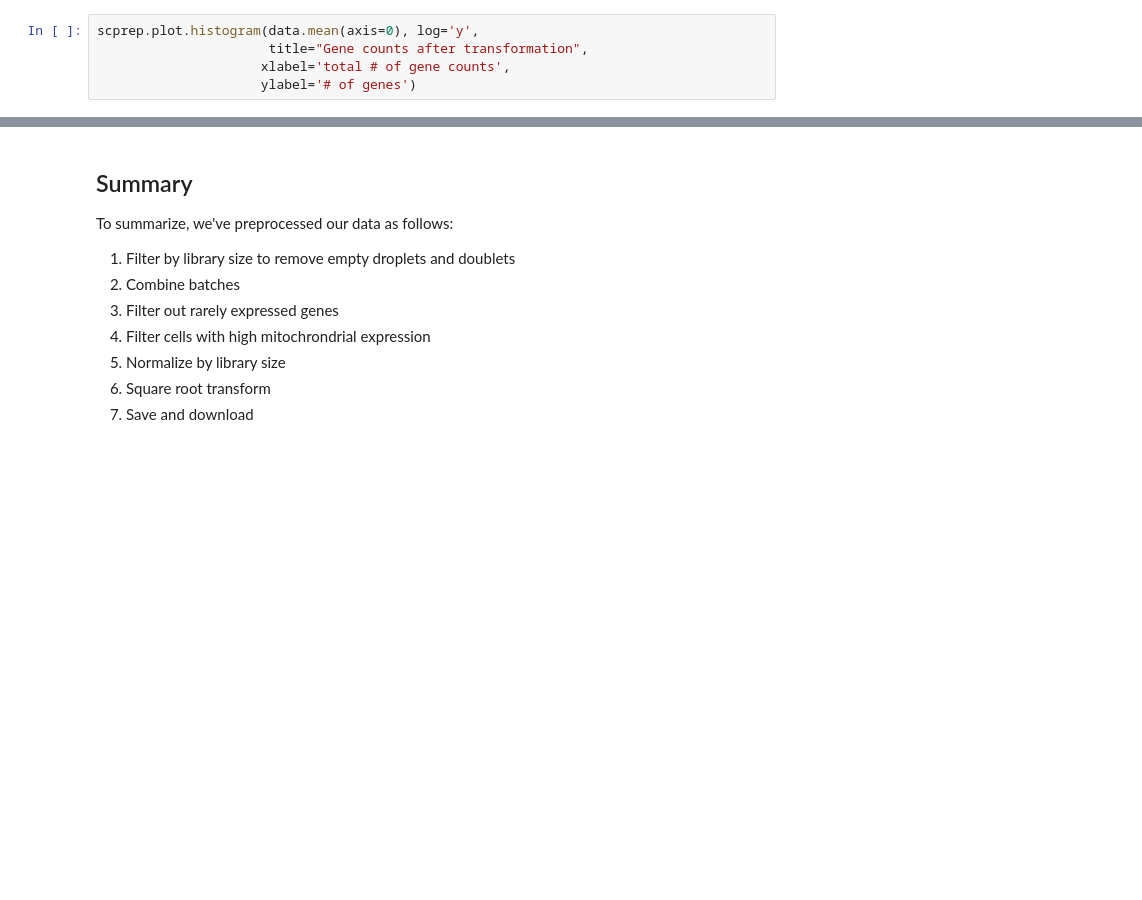
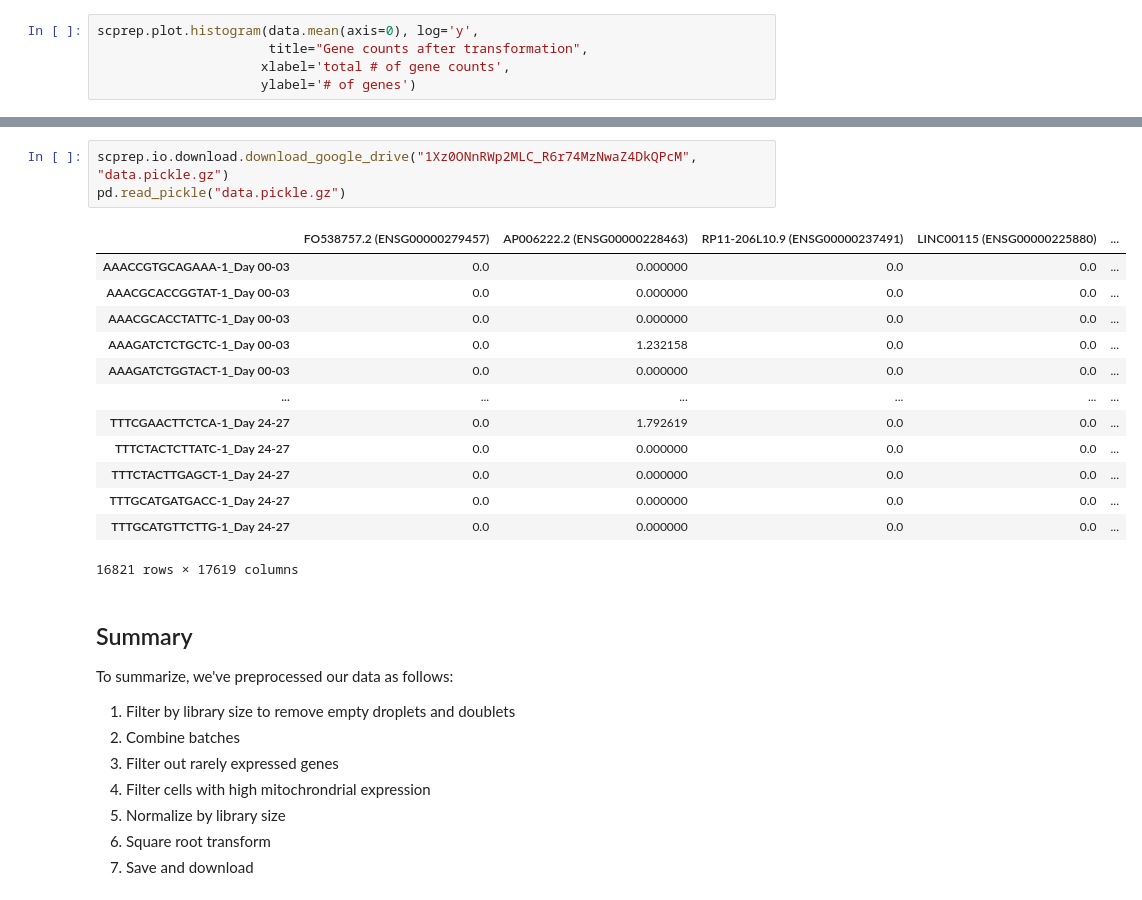
Before and after one commit to KrishnaswamyLab/SingleCellWorkshop, a Jupyter notebook: exercises/Preprocessing/notebooks/01_Loading_and_preprocessing_your_own_data.ipynb, the cells around one changed output, grey strips where cells are left out. Cells and saved outputs as stored; diff of their text form; blank space fills up the shorter version.

```diff
--- a/exercises/Preprocessing/notebooks/01_Loading_and_preprocessing_your_own_data.ipynb
+++ b/exercises/Preprocessing/notebooks/01_Loading_and_preprocessing_your_own_data.ipynb
@@ -395,3 +407,20 @@ files.download("metadata.pickle")
+# %%
+scprep.io.download.download_google_drive("1Xz0ONnRWp2MLC_R6r74MzNwaZ4DkQPcM", "data.pickle.gz")
+pd.read_pickle("data.pickle.gz")
+# %% [output]
+|  | FO538757.2 (ENSG00000279457) | AP006222.2 (ENSG00000228463) | RP11-206L10.9 (ENSG00000237491) | LINC00115 (ENSG00000225880) | ... |
+| AAACCGTGCAGAAA-1_Day 00-03 | 0.0 | 0.000000 | 0.0 | 0.0 | ... |
+| AAACGCACCGGTAT-1_Day 00-03 | 0.0 | 0.000000 | 0.0 | 0.0 | ... |
+| AAACGCACCTATTC-1_Day 00-03 | 0.0 | 0.000000 | 0.0 | 0.0 | ... |
+| AAAGATCTCTGCTC-1_Day 00-03 | 0.0 | 1.232158 | 0.0 | 0.0 | ... |
+| AAAGATCTGGTACT-1_Day 00-03 | 0.0 | 0.000000 | 0.0 | 0.0 | ... |
+| ... | ... | ... | ... | ... | ... |
+| TTTCGAACTTCTCA-1_Day 24-27 | 0.0 | 1.792619 | 0.0 | 0.0 | ... |
+| TTTCTACTCTTATC-1_Day 24-27 | 0.0 | 0.000000 | 0.0 | 0.0 | ... |
+| TTTCTACTTGAGCT-1_Day 24-27 | 0.0 | 0.000000 | 0.0 | 0.0 | ... |
+| TTTGCATGATGACC-1_Day 24-27 | 0.0 | 0.000000 | 0.0 | 0.0 | ... |
+| TTTGCATGTTCTTG-1_Day 24-27 | 0.0 | 0.000000 | 0.0 | 0.0 | ... |
+16821 rows × 17619 columns
 # %% [markdown]
 ## Summary
 
```
Also changed, not shown: parts of 4 cells of this notebook, 26 other files.
